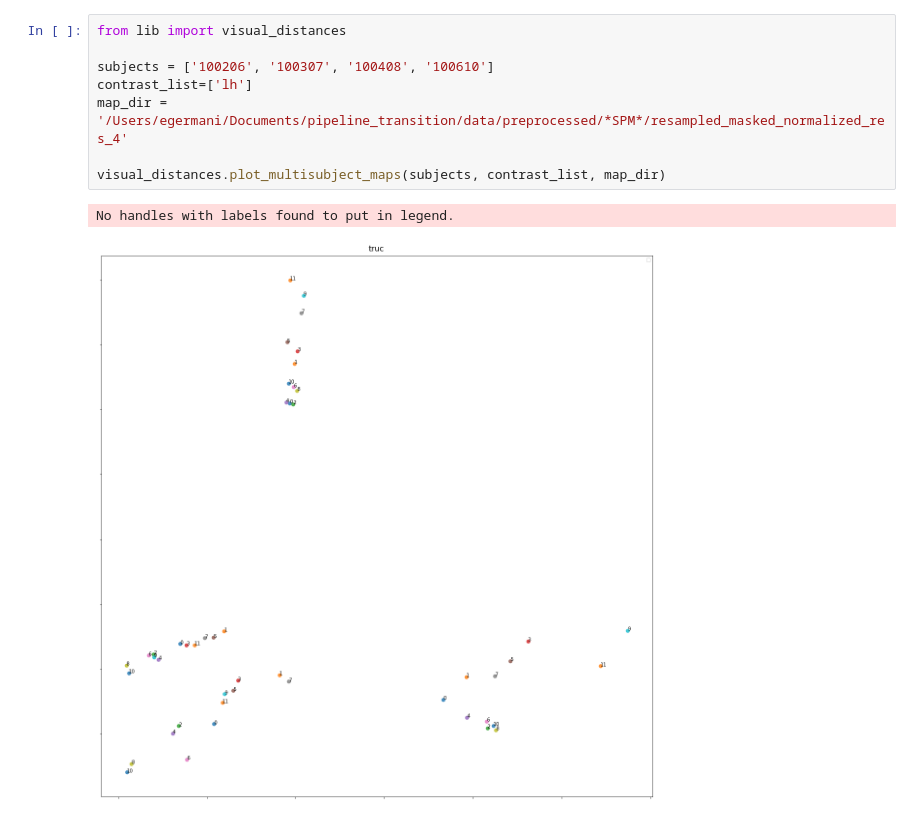
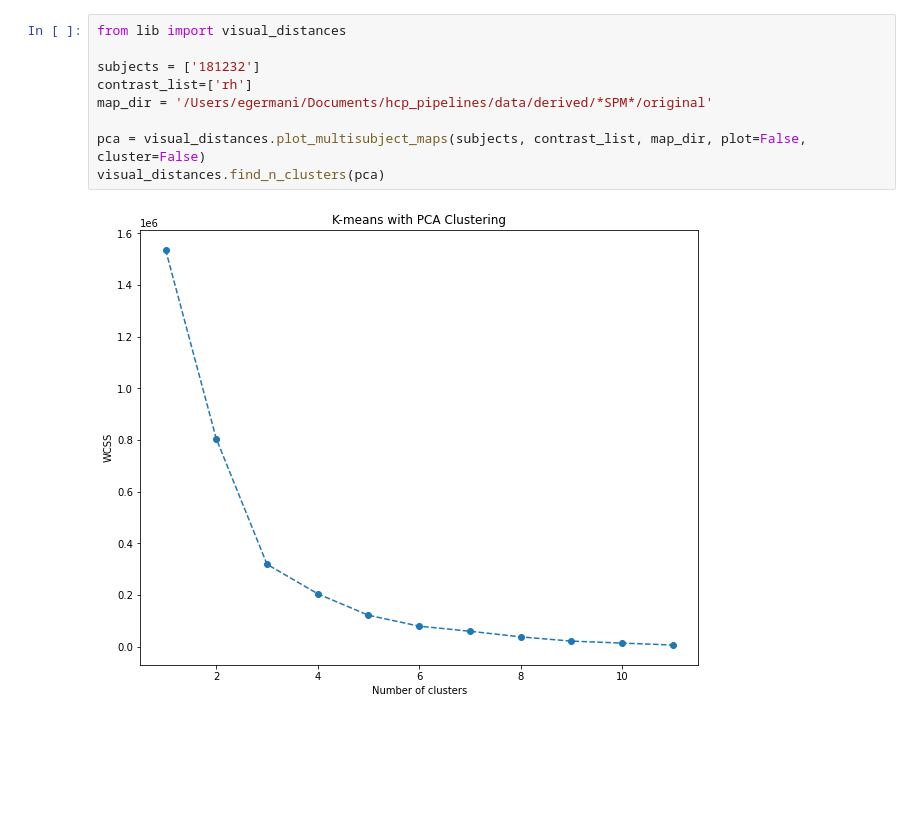
Before and after one commit to elodiegermani/hcp_multi_pipelines, a Jupyter notebook: results/pipeline_distances.ipynb, the cells around one changed output. Saved outputs shown, nothing was run; the diff lists cells and outputs as text; blank space fills up the shorter version.

```diff
--- a/results/pipeline_distances.ipynb
+++ b/results/pipeline_distances.ipynb
@@ -108,11 +190,11 @@ for subject in ['100206', '153833', '181232']:
 # %%
 from lib import visual_distances
 
-subjects = ['100206', '100307', '100408', '100610']
-contrast_list=['lh']
-map_dir = '/Users/egermani/Documents/pipeline_transition/data/preprocessed/*SPM*/resampled_masked_normalized_res_4'
+subjects = ['181232']
+contrast_list=['rh']
+map_dir = '/Users/egermani/Documents/hcp_pipelines/data/derived/*SPM*/original'
 
-visual_distances.plot_multisubject_maps(subjects, contrast_list, map_dir)
+pca = visual_distances.plot_multisubject_maps(subjects, contrast_list, map_dir, plot=False, cluster=False)
+visual_distances.find_n_clusters(pca)
 # %% [output]
-No handles with labels found to put in legend.
-[figure, old version]
+[figure, new version]
```
Also changed, not shown: parts of 7 cells of this notebook, 39 other files.
